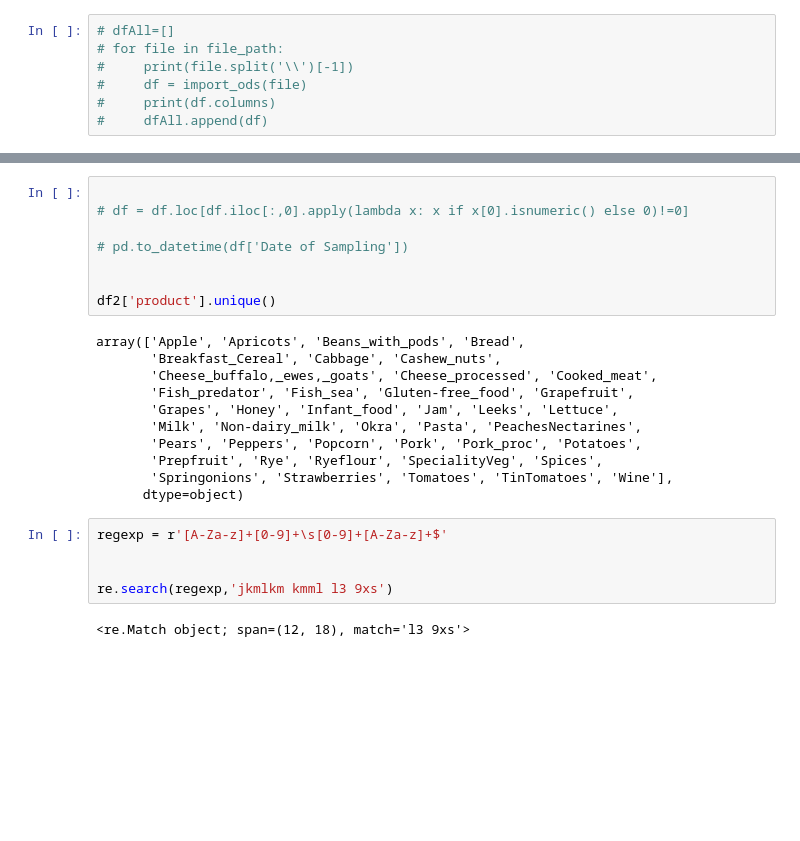
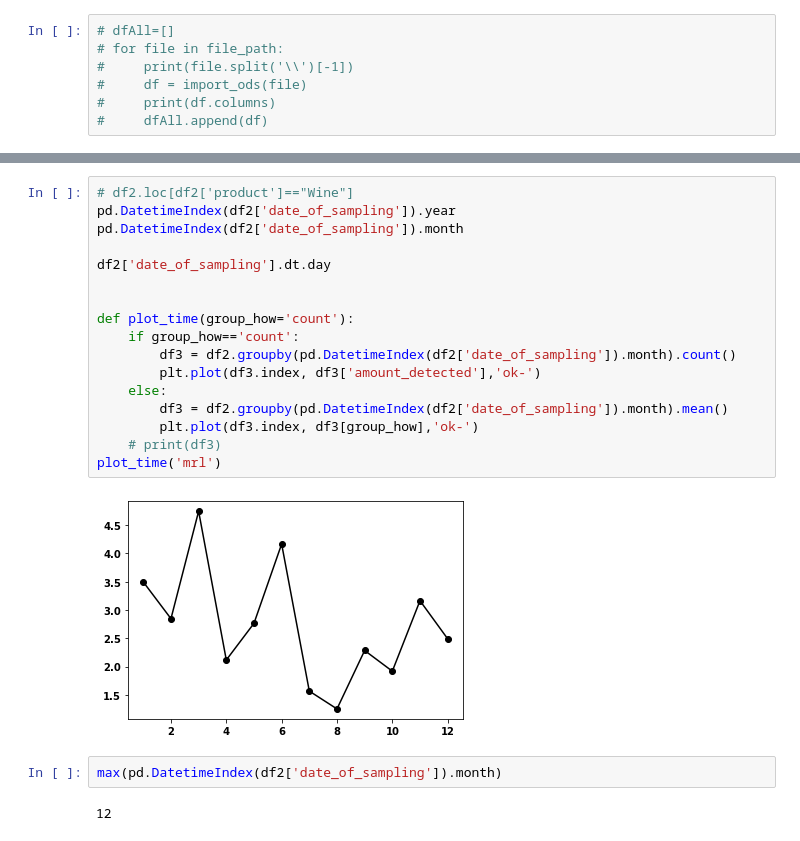
Before and after one commit to ThomasHSimm/Pesticide, a Jupyter notebook: pest_calls.ipynb, the cells around one changed output, grey strips where cells are left out. Saved outputs shown, nothing was run; the diff lists cells and outputs as text; blank space fills up the shorter version.

```diff
--- a/pest_calls.ipynb
+++ b/pest_calls.ipynb
@@ -105,26 +106,23 @@ C:\Users\simmt\Code1\Pesticide\Pesticide-main\data_files\2017_annual_data.ods
-# %%
-
-# df = df.loc[df.iloc[:,0].apply(lambda x: x if x[0].isnumeric() else 0)!=0]
-
-# pd.to_datetime(df['Date of Sampling'])
-
-
-df2['product'].unique()
-# %% [output]
-array(['Apple', 'Apricots', 'Beans_with_pods', 'Bread',
-       'Breakfast_Cereal', 'Cabbage', 'Cashew_nuts',
-       'Cheese_buffalo,_ewes,_goats', 'Cheese_processed', 'Cooked_meat',
-       'Fish_predator', 'Fish_sea', 'Gluten-free_food', 'Grapefruit',
-       'Grapes', 'Honey', 'Infant_food', 'Jam', 'Leeks', 'Lettuce',
-       'Milk', 'Non-dairy_milk', 'Okra', 'Pasta', 'PeachesNectarines',
-       'Pears', 'Peppers', 'Popcorn', 'Pork', 'Pork_proc', 'Potatoes',
-       'Prepfruit', 'Rye', 'Ryeflour', 'SpecialityVeg', 'Spices',
-       'Springonions', 'Strawberries', 'Tomatoes', 'TinTomatoes', 'Wine'],
-      dtype=object)
-# %%
-regexp = r'[A-Za-z]+[0-9]+\s[0-9]+[A-Za-z]+$'
-
-
-re.search(regexp,'jkmlkm kmml l3 9xs')
-# %% [output]
-<re.Match object; span=(12, 18), match='l3 9xs'>
+# %%
+# df2.loc[df2['product']=="Wine"]
+pd.DatetimeIndex(df2['date_of_sampling']).year
+pd.DatetimeIndex(df2['date_of_sampling']).month
+
+df2['date_of_sampling'].dt.day
+
+
+def plot_time(group_how='count'):
+    if group_how=='count':
+        df3 = df2.groupby(pd.DatetimeIndex(df2['date_of_sampling']).month).count()
+        plt.plot(df3.index, df3['amount_detected'],'ok-')
+    else:
+        df3 = df2.groupby(pd.DatetimeIndex(df2['date_of_sampling']).month).mean()
+        plt.plot(df3.index, df3[group_how],'ok-')
+    # print(df3)
+plot_time('mrl')
+# %% [output]
+[figure, added]
+# %%
+max(pd.DatetimeIndex(df2['date_of_sampling']).month)
+# %% [output]
+12
```
Also changed, not shown: parts of 9 cells of this notebook.
